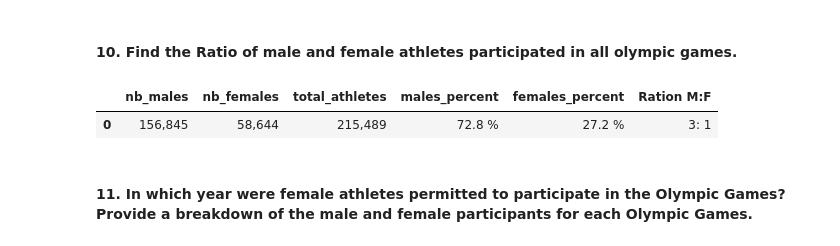
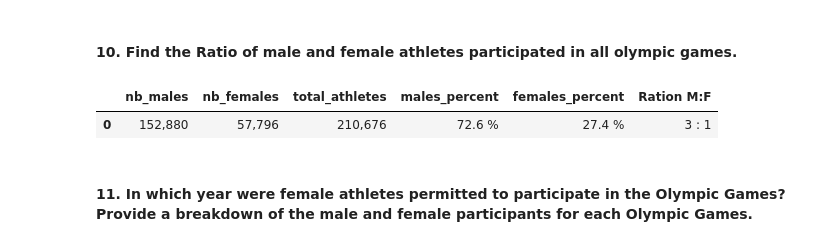
Before and after one commit to chanronnie/Olympics, a Jupyter notebook: analysis/olympics_analysis.ipynb, the cells around one changed output. Cells and saved outputs as stored; diff of their text form; code cells hidden in the pictures.

```diff
--- a/analysis/olympics_analysis.ipynb
+++ b/analysis/olympics_analysis.ipynb
@@ -465,25 +543,27 @@ LIMIT 5
 # %%
 pd.read_sql("""
 SELECT
     TO_CHAR(SUM(CASE WHEN gender = 'Male' THEN 1 ELSE 0 END), 'FM999,999') AS nb_males,
     TO_CHAR(SUM(CASE WHEN gender = 'Female' THEN 1 ELSE 0 END), 'FM999,999') AS nb_females,
     TO_CHAR(COUNT(id), 'FM999,999') AS total_athletes,
     CONCAT(ROUND(SUM(CASE WHEN gender = 'Male' THEN 1 ELSE 0 END)/COUNT(id)::NUMERIC * 100, 1), ' %') AS males_percent,
     CONCAT(ROUND(SUM(CASE WHEN gender = 'Female' THEN 1 ELSE 0 END)/COUNT(id)::NUMERIC * 100, 1), ' %') AS females_percent,
-    CONCAT(ROUND(SUM(CASE WHEN gender = 'Male' THEN 1 ELSE 0 END)/SUM(CASE WHEN gender = 'Female' THEN 1 ELSE 0 END)::NUMERIC), ': 1') AS "Ration M:F"
+    CONCAT(ROUND(SUM(CASE WHEN gender = 'Male' THEN 1 ELSE 0 END)/SUM(CASE WHEN gender = 'Female' THEN 1 ELSE 0 END)::NUMERIC), ' : 1') AS "Ration M:F"
 FROM
 (
     -- Retrieve unique IDs
 
     SELECT DISTINCT h.id, h.gender, h.game
     FROM olympics.olympic_history_cleaned h
     JOIN olympics.host_cities c ON h.game = c.game
+    JOIN olympics.athletes_roles r ON h.id = r.id
+    WHERE r.roles NOT LIKE '%(non-medal events)%'
 
 ) unique_id
 
 """, conn)
 # %% [output]
 |  | nb_males | nb_females | total_athletes | males_percent | females_percent | Ration M:F |
-| 0 | 156,845 | 58,644 | 215,489 | 72.8 % | 27.2 % | 3: 1 |
+| 0 | 152,880 | 57,796 | 210,676 | 72.6 % | 27.4 % | 3 : 1 |
 # %% [markdown]
 #### 11. In which year were female athletes permitted to participate in the Olympic Games? Provide a breakdown of the male and female participants for each Olympic Games.
```
Also changed, not shown: parts of 24 cells of this notebook.
